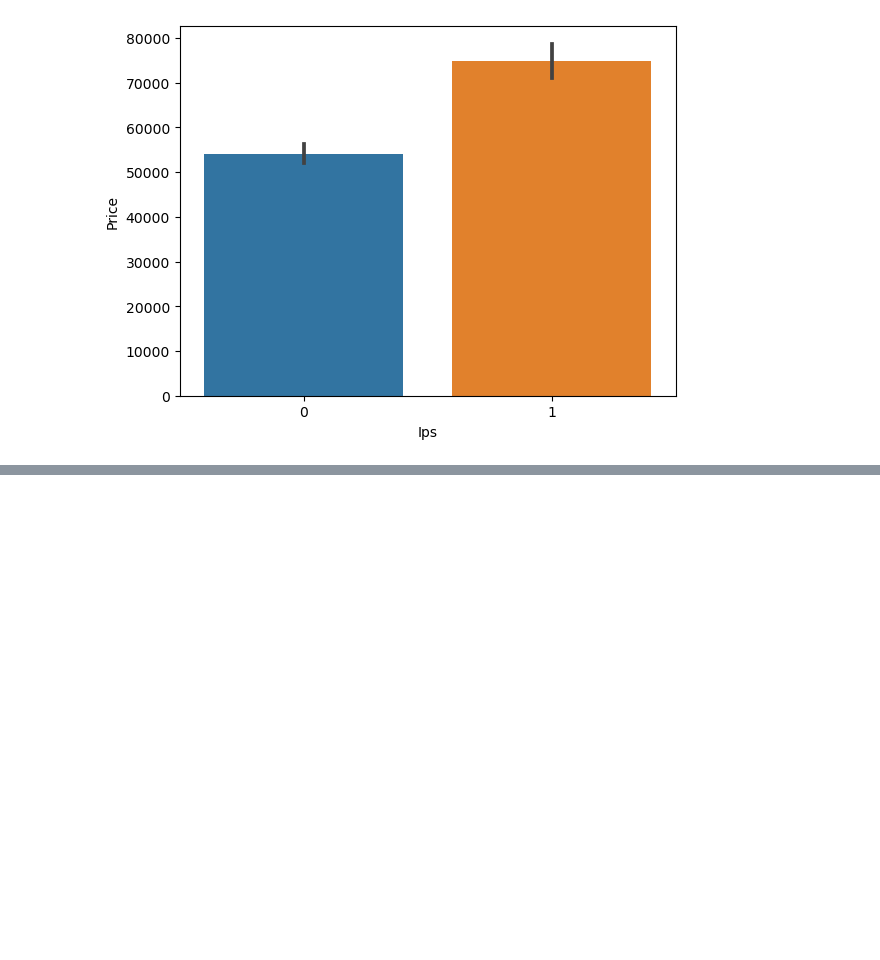
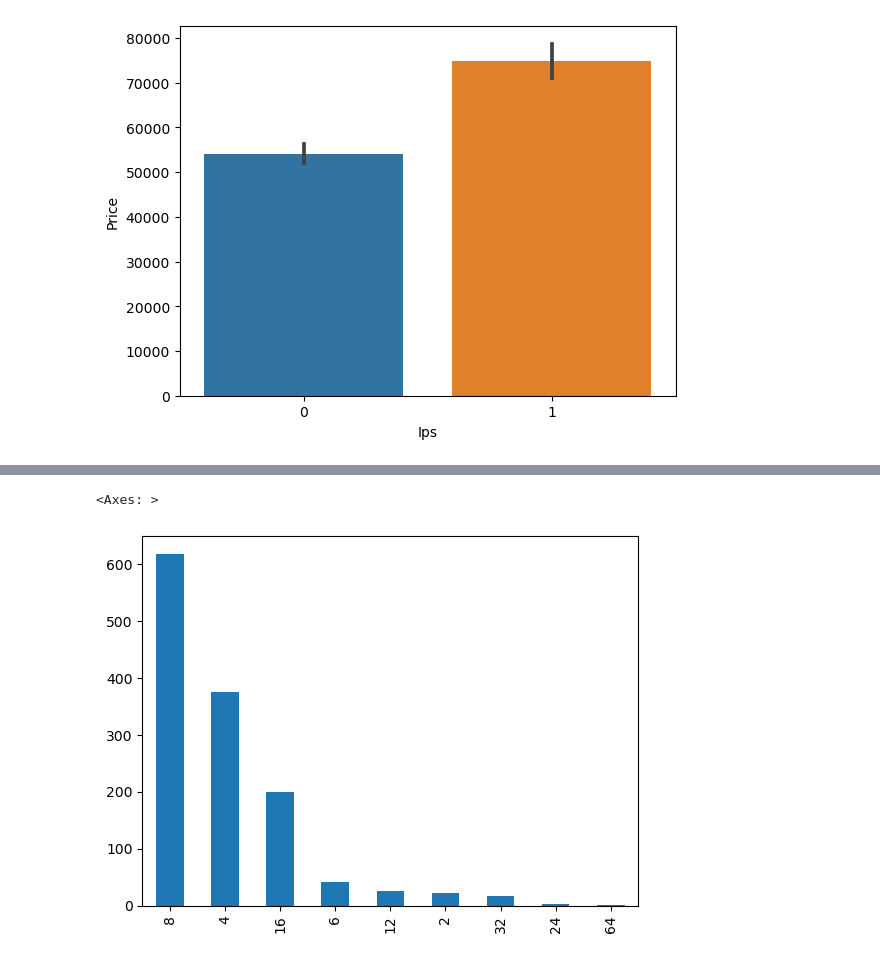
Before and after one commit to SemetheBokang/laptop_price_predictor_proj, a Jupyter notebook: laptopPredictor.ipynb, the cells around one changed output, grey strips where cells are left out. Drawn from its saved outputs; the diff is of its cells as text; code cells hidden in the pictures; blank space fills up the shorter version.

```diff
--- a/laptopPredictor.ipynb
+++ b/laptopPredictor.ipynb
@@ -295,0 +459,2 @@ df.head()
+# %%
+df.drop(columns = ["Cpu"] , inplace = True)
@@ -295,0 +470,5 @@ df.head()
+# %%
+df["Ram"].value_counts().plot(kind = "bar")
+# %% [output]
+<Axes: >
+[figure, added]
```
Also changed, not shown: parts of 25 cells of this notebook.
